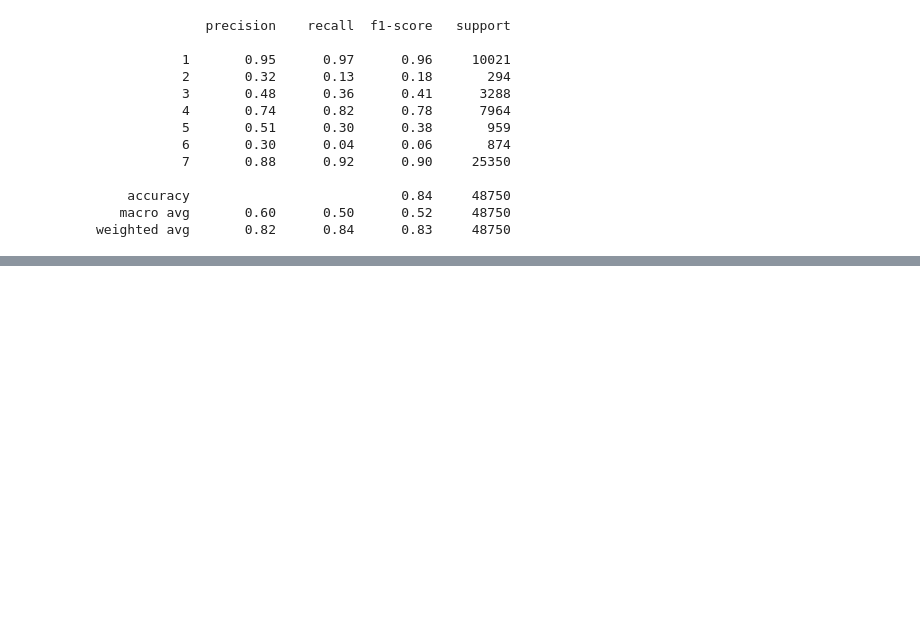
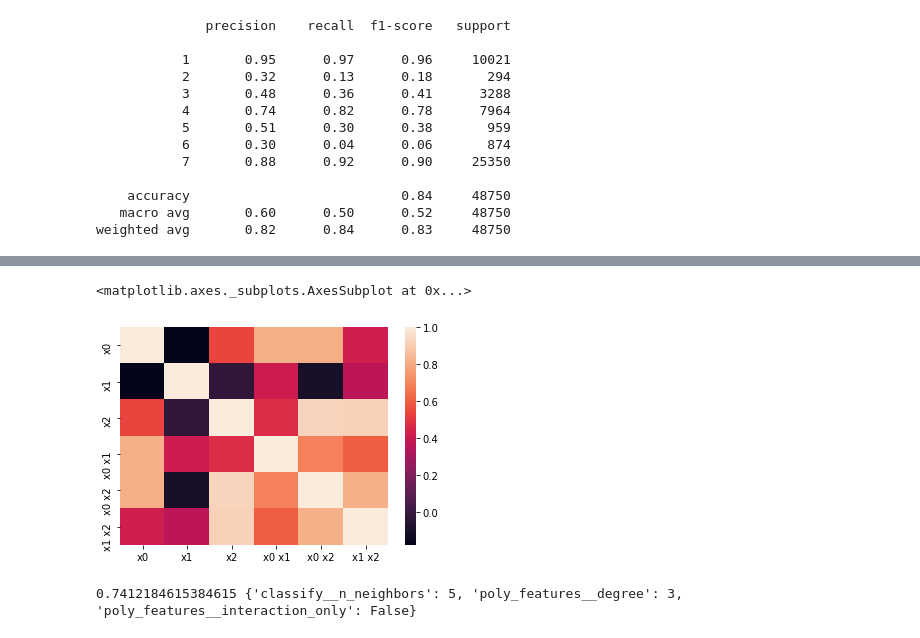
Before and after one commit to junmoan/activity-recognition-from-single-chest-mounted-accelerometer, a Jupyter notebook: Human_Activity_Recognition_Chest_Mounted_Accelerometer_kNN.ipynb, the cells around one changed output, grey strips where cells are left out. Drawn from its saved outputs; the diff is of its cells as text; code cells hidden in the pictures; blank space fills up the shorter version.

```diff
--- a/Human_Activity_Recognition_Chest_Mounted_Accelerometer_kNN.ipynb
+++ b/Human_Activity_Recognition_Chest_Mounted_Accelerometer_kNN.ipynb
@@ -171,0 +210,5 @@ weighted avg       0.82      0.84      0.83     48750
+# %%
+sns.heatmap(pd.DataFrame(X_poly, columns=poly.get_feature_names()).corr())
+# %% [output]
+<matplotlib.axes._subplots.AxesSubplot at 0x...>
+[figure, added]
@@ -171,0 +220,6 @@ weighted avg       0.82      0.84      0.83     48750
+# %%
+%%time
+grid = GridSearchCV(pipe, pipe_params)
+grid.fit(X, y)
+# %% [output]
+0.7412184615384615 {'classify__n_neighbors': 5, 'poly_features__degree': 3, 'poly_features__interaction_only': False}
```
Also changed, not shown: parts of 10 cells of this notebook.
